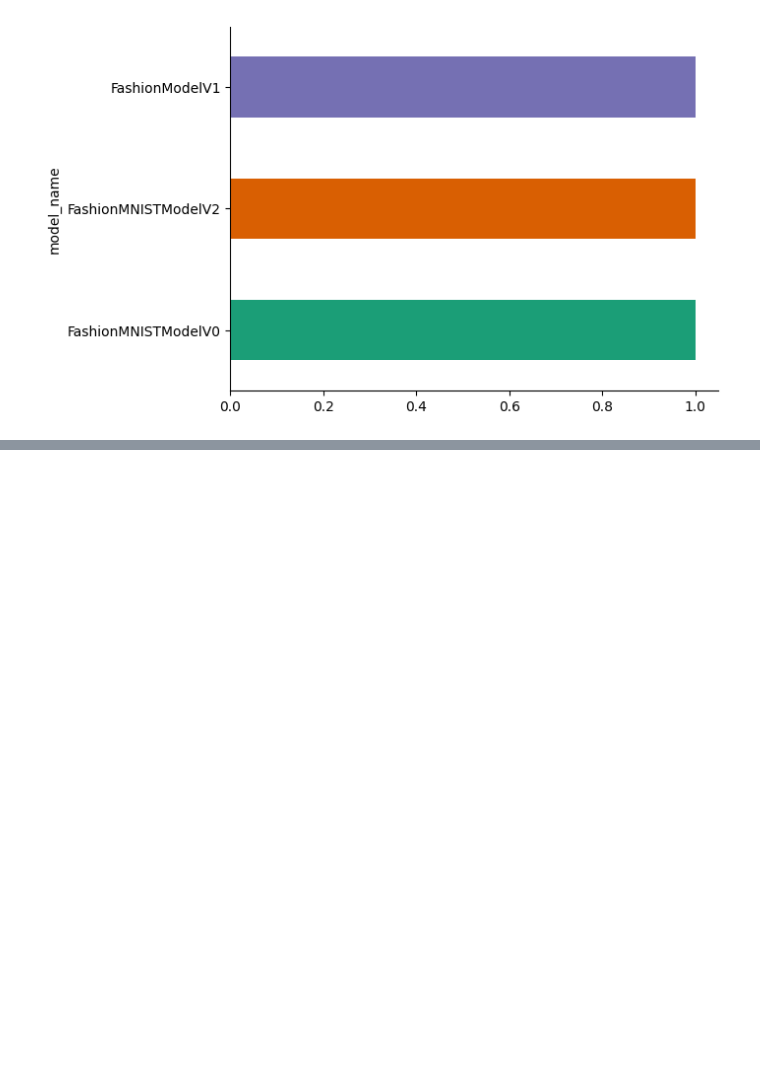
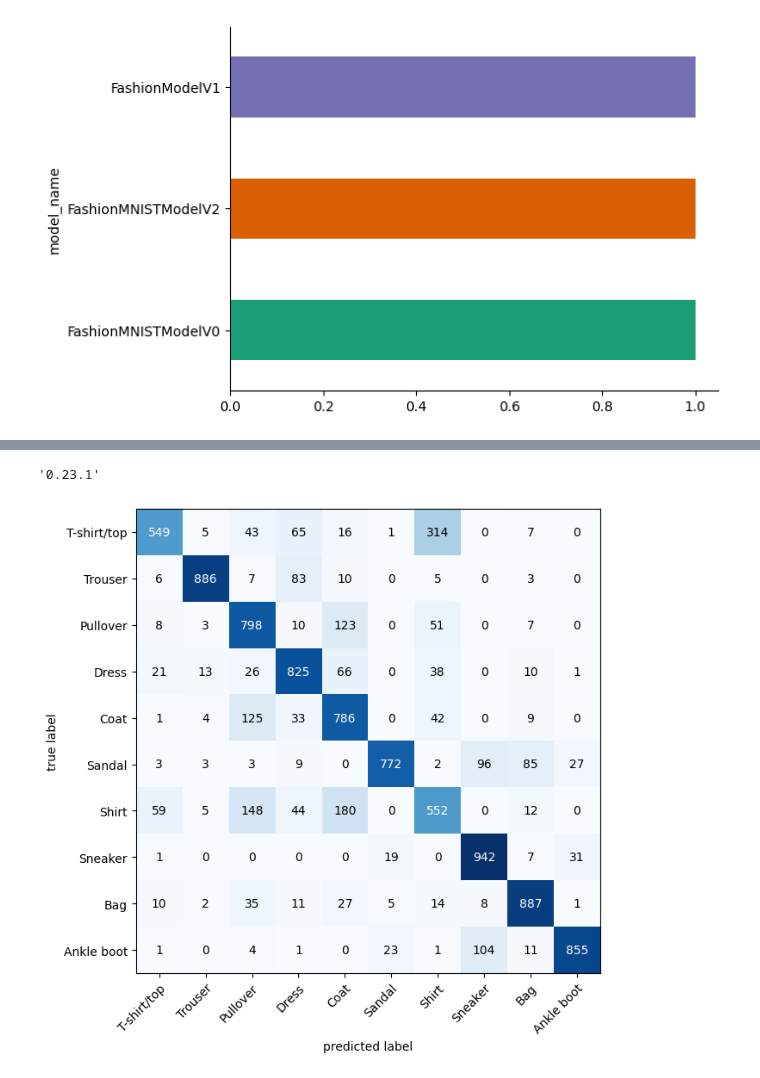
Before and after one commit to Hit07/ML-DL-Torch, a Jupyter notebook: Computer_Vision.ipynb, the cells around one changed output, grey strips where cells are left out. Drawn from its saved outputs; the diff is of its cells as text; code cells hidden in the pictures; blank space fills up the shorter version.

```diff
--- a/Computer_Vision.ipynb
+++ b/Computer_Vision.ipynb
@@ -662,0 +763,20 @@ plt.gca().spines[['top', 'right',]].set_visible(False)
+# %%
+# 1. Make predictions with trained model
+y_preds = []
+model_2.eval()
+with torch. inference_mode():
+  for X, y in tqdm(test_dataloader, desc="Making predictions..."):
+    # Send the data and targets to target device
+    x, y = x. to (device), y. to (device)
+    # Do the forward pass
+    y_logit = model_2(X)
+    # Turn predictions from logits -> prediction probabilities →> prediction labels
+    y_pred = torch.softmax(y_logit.squeeze(), dim=0).argmax(dim=1)
+    # Put prediction on CPU for evaluation
+
+    y_preds.append(y_pred.cpu())
+    # Concatenate list of predictions into a tensor
+    # print(y_preds)
+    y_pred_tensor = torch.cat(y_preds)
+
+y_pred_tensor
@@ -662,0 +817,22 @@ plt.gca().spines[['top', 'right',]].set_visible(False)
+# %%
+import mlxtend
+
+mlxtend.__version__
+# %% [output]
+'0.23.1'
+# %%
+from torchmetrics import ConfusionMatrix
+from mlxtend.plotting import plot_confusion_matrix
+
+confmat = ConfusionMatrix(num_classes=len(class_name),task='MULTICLASS')
+confmat_tensor = confmat(preds=y_pred_tensor,
+                         target=test_data.targets, # labels
+                         )
+
+fig, ax = plot_confusion_matrix(
+    conf_mat=confmat_tensor.numpy(),
+    class_names=class_name,
+    figsize=(10,7)
+)
+# %% [output]
+[figure, added]
```
Also changed, not shown: parts of 24 cells of this notebook.
